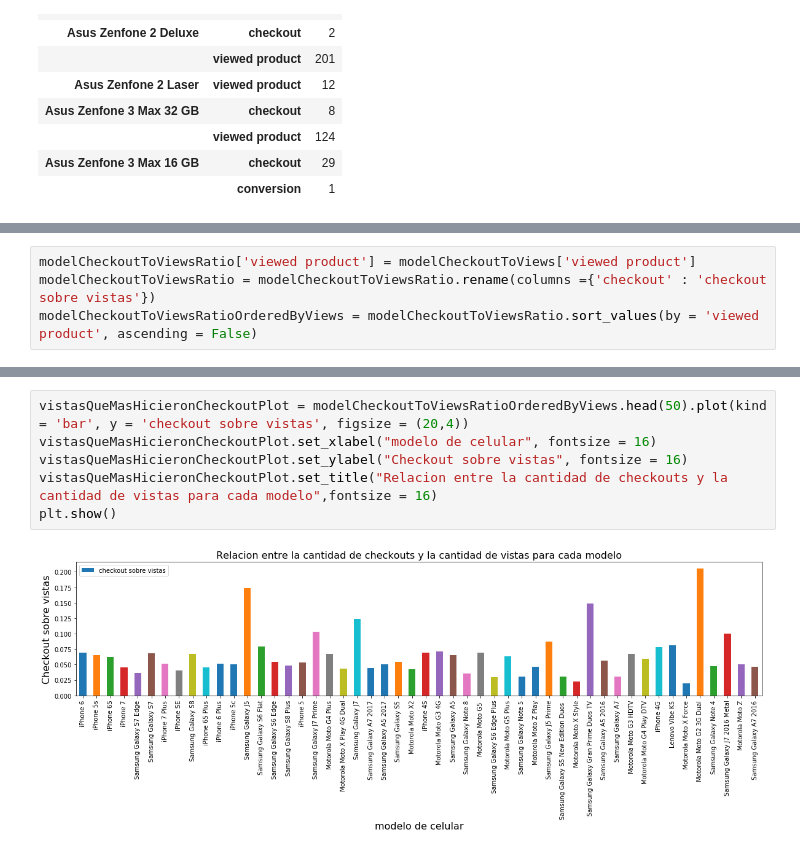
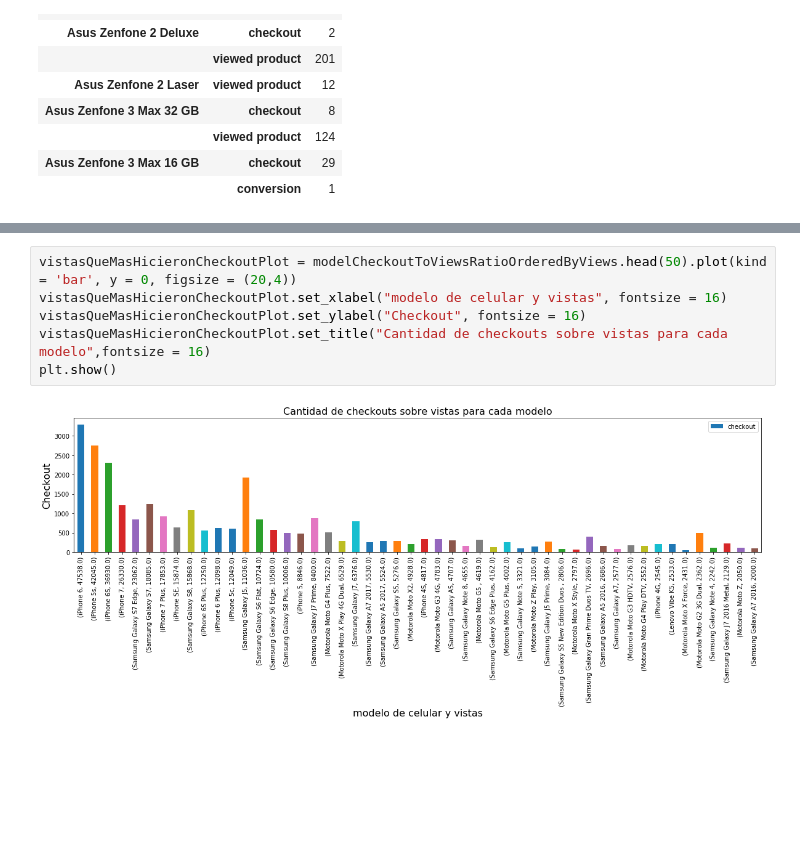
Before and after one commit to IgnacioKomar/OrganizacionDeDatos, a Jupyter notebook: Análisis de vistas y compras por modelo de producto.ipynb, the cells around one changed output, grey strips where cells are left out. Cells and saved outputs as stored; diff of their text form; blank space fills up the shorter version.

Commit message:
Subo modificaciones del analisis sobre modelos, entiendo que antes analizar la relacion aritmetica entre eventos puede llevar a errores

```diff
--- a/Análisis de vistas y compras por modelo de producto.ipynb
+++ b/Análisis de vistas y compras por modelo de producto.ipynb
@@ -144,4 +107,0 @@ modelCheckoutToViewsRatio.head(20)
-# %%
-modelCheckoutToViewsRatio['viewed product'] = modelCheckoutToViews['viewed product']
-modelCheckoutToViewsRatio = modelCheckoutToViewsRatio.rename(columns ={'checkout' : 'checkout sobre vistas'})
-modelCheckoutToViewsRatioOrderedByViews = modelCheckoutToViewsRatio.sort_values(by = 'viewed product', ascending = False)
@@ -148,8 +138,8 @@ modelCheckoutToViewsRatioOrderedByViews = modelCheckoutToViewsRatio.sort_values(
 # %%
-vistasQueMasHicieronCheckoutPlot = modelCheckoutToViewsRatioOrderedByViews.head(50).plot(kind = 'bar', y = 'checkout sobre vistas', figsize = (20,4))
-vistasQueMasHicieronCheckoutPlot.set_xlabel("modelo de celular", fontsize = 16)
-vistasQueMasHicieronCheckoutPlot.set_ylabel("Checkout sobre vistas", fontsize = 16)
-vistasQueMasHicieronCheckoutPlot.set_title("Relacion entre la cantidad de checkouts y la cantidad de vistas para cada modelo",fontsize = 16)
+vistasQueMasHicieronCheckoutPlot = modelCheckoutToViewsRatioOrderedByViews.head(50).plot(kind = 'bar', y = 0, figsize = (20,4))
+vistasQueMasHicieronCheckoutPlot.set_xlabel("modelo de celular y vistas", fontsize = 16)
+vistasQueMasHicieronCheckoutPlot.set_ylabel("Checkout", fontsize = 16)
+vistasQueMasHicieronCheckoutPlot.set_title("Cantidad de checkouts sobre vistas para cada modelo",fontsize = 16)
 plt.show()
 # %% [output]
-[figure, old version]
+[figure, new version]
```
Also changed, not shown: parts of 32 cells of this notebook.
